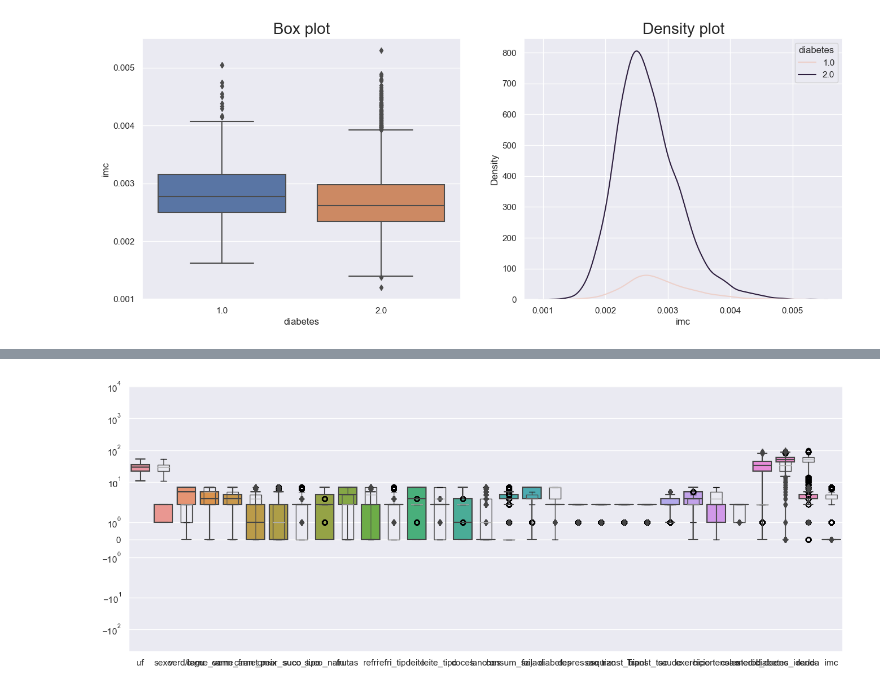
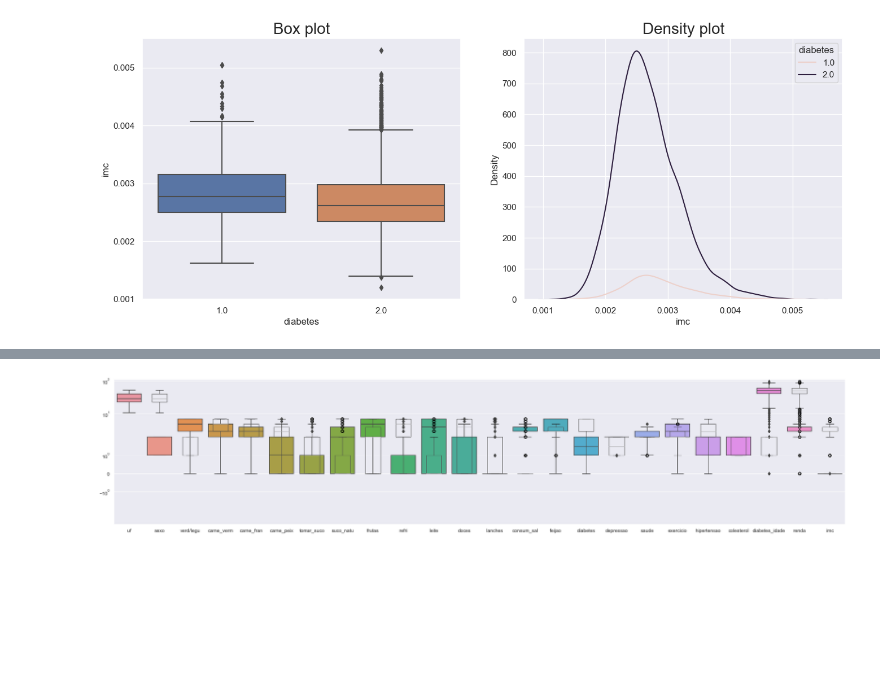
Before and after one commit to ArataKamikaze/DataScience_Class, a Jupyter notebook: data_cleaningv2.ipynb, the cells around one changed output, grey strips where cells are left out. Saved outputs shown, nothing was run; the diff lists cells and outputs as text; code cells hidden in the pictures; blank space fills up the shorter version.

```diff
--- a/data_cleaningv2.ipynb
+++ b/data_cleaningv2.ipynb
@@ -154,6 +154,9 @@ df.describe()
 ## Remoção inicial de linhas
 # %%
 df.dropna(subset=['diabetes'], inplace=True)
+df = df.drop(df[(df['diabetes'] == 1) & (df['diabetes_idade'].isna())].index)
+# %%
+df.drop(df[df['idade'] == -7976].index, inplace=True)
 # %%
 df.to_csv('pre_proc_dataset.csv', index=False)
 # %% [markdown]
@@ -256,10 +257,10 @@ df['renda'].isnull().sum()
 # %% [markdown]
 ## separação dos dados com mesma proporção de indivíduos com diabetes e sem
 # %%
-dados_1 = df[df['diabetes'] == 1]
-dados_2 = df[df['diabetes'] == 2]
+dados_1 = df[df['diabetes'] == 2]
+dados_2 = df[df['diabetes'] == 1]
 total_instancias_1 = len(dados_1)
-dados_2_selecionados = dados_2.sample(n=total_instancias_1, random_state=42)
+dados_2_selecionados = dados_2.sample(n=total_instancias_1, random_state=12)
 df = pd.concat([dados_1, dados_2_selecionados])
 df.info()
 # %% [output]
@@ -283,4 +284,4 @@ memory usage: 3.3 MB
 # %% [markdown]
 ## Remoção de colunas com muitos valores nulos
 # %%
-df.drop(['esquizo', 'transt_bipol', 'Transt_toc', 'medic_doenc'],axis=1, inplace=True)
+df.drop(['esquizo', 'transt_bipol', 'Transt_toc', 'medic_doenc','suco_tipo', 'leite_tipo', 'refri_tipo'],axis=1, inplace=True)
@@ -466,10 +489,10 @@ imc : True -> 0.0052979547687111
 idade : False -> 9999.0
 # %%
 # Boxplot de todos os atributos contínuos antes da padronização
-
+plt.figure(figsize=(30, 6))
 df.boxplot()
 cols = [col for col in df.columns if col != 'idade']
 sns.boxplot(data=df[cols])
 plt.yscale('symlog')
 # %% [output]
-[figure, old version]
+[figure, new version]
```
Also changed, not shown: parts of 18 cells of this notebook, 2 other files.
